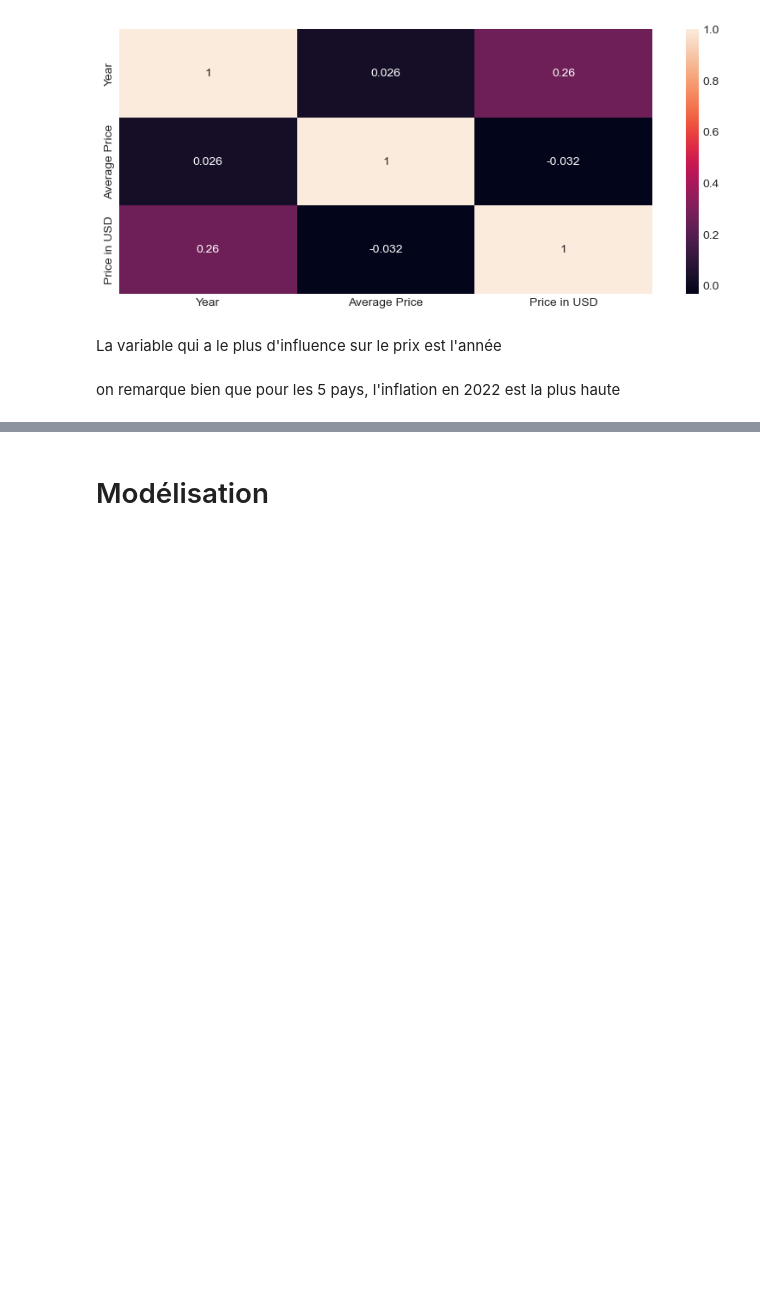
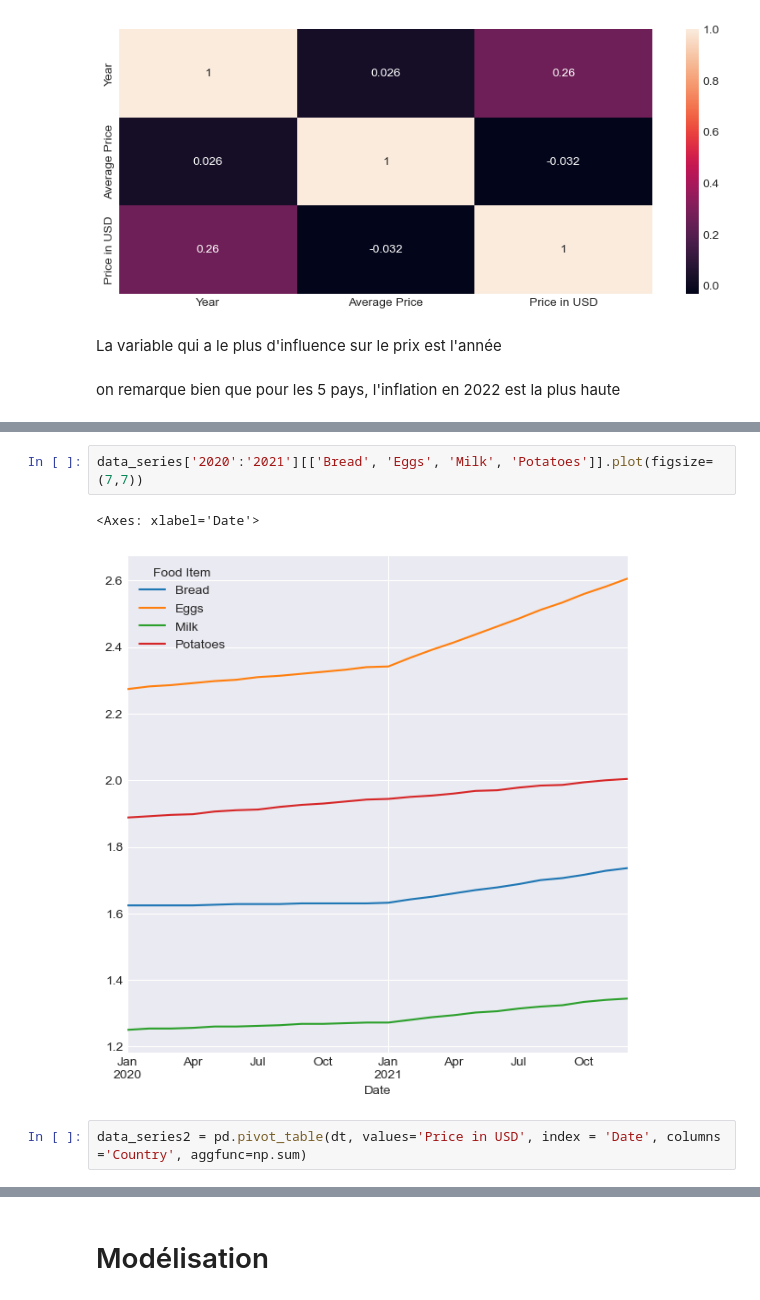
Before and after one commit to Hajoura91coding/Vital_Food_costs_5countries_2018_2022, a Jupyter notebook: Food_prices.ipynb, the cells around one changed output, grey strips where cells are left out. Cells and saved outputs as stored; diff of their text form; blank space fills up the shorter version.

```diff
--- a/Food_prices.ipynb
+++ b/Food_prices.ipynb
@@ -401,0 +457,7 @@ on remarque bien que pour les 5 pays, l'inflation en 2022 est la plus haute
+# %%
+data_series['2020':'2021'][['Bread', 'Eggs', 'Milk', 'Potatoes']].plot(figsize=(7,7))
+# %% [output]
+<Axes: xlabel='Date'>
+[figure, added]
+# %%
+data_series2 = pd.pivot_table(dt, values='Price in USD', index = 'Date', columns ='Country', aggfunc=np.sum)
```
Also changed, not shown: parts of 50 cells of this notebook.
